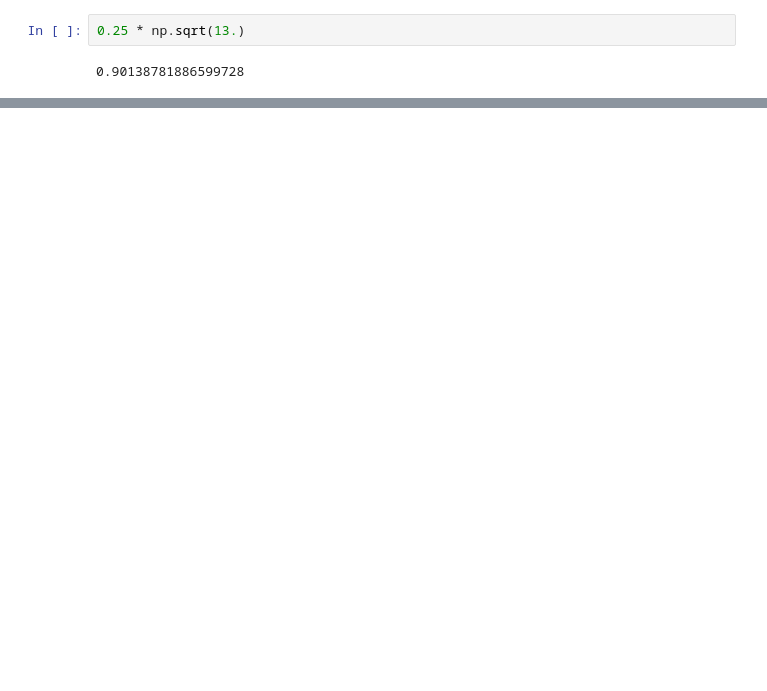
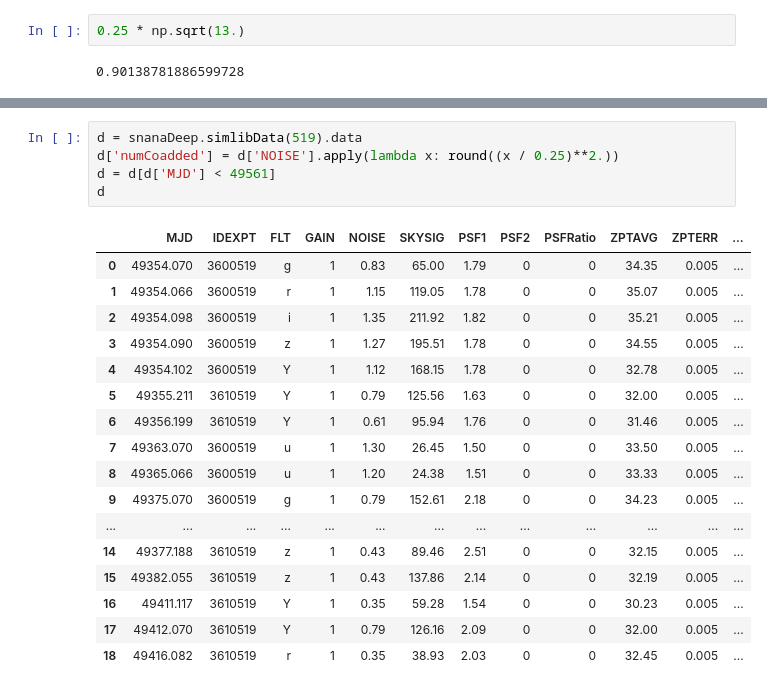
Before and after one commit to LSSTDESC/OpSimSummary, a Jupyter notebook: example/CompareOpsim2168Simlibs.ipynb, the cells around one changed output, grey strips where cells are left out. Drawn from its saved outputs; the diff is of its cells as text; blank space fills up the shorter version.

```diff
--- a/example/CompareOpsim2168Simlibs.ipynb
+++ b/example/CompareOpsim2168Simlibs.ipynb
@@ -104,0 +118,23 @@ d.numCoadded.sum()
+# %%
+d = snanaDeep.simlibData(519).data
+d['numCoadded'] = d['NOISE'].apply(lambda x: round((x / 0.25)**2.))
+d = d[d['MJD'] < 49561]
+d
+# %% [output]
+|  | MJD | IDEXPT | FLT | GAIN | NOISE | SKYSIG | PSF1 | PSF2 | PSFRatio | ZPTAVG | ZPTERR | ... |
+| 0 | 49354.070 | 3600519 | g | 1 | 0.83 | 65.00 | 1.79 | 0 | 0 | 34.35 | 0.005 | ... |
+| 1 | 49354.066 | 3600519 | r | 1 | 1.15 | 119.05 | 1.78 | 0 | 0 | 35.07 | 0.005 | ... |
+| 2 | 49354.098 | 3600519 | i | 1 | 1.35 | 211.92 | 1.82 | 0 | 0 | 35.21 | 0.005 | ... |
+| 3 | 49354.090 | 3600519 | z | 1 | 1.27 | 195.51 | 1.78 | 0 | 0 | 34.55 | 0.005 | ... |
+| 4 | 49354.102 | 3600519 | Y | 1 | 1.12 | 168.15 | 1.78 | 0 | 0 | 32.78 | 0.005 | ... |
+| 5 | 49355.211 | 3610519 | Y | 1 | 0.79 | 125.56 | 1.63 | 0 | 0 | 32.00 | 0.005 | ... |
+| 6 | 49356.199 | 3610519 | Y | 1 | 0.61 | 95.94 | 1.76 | 0 | 0 | 31.46 | 0.005 | ... |
+| 7 | 49363.070 | 3600519 | u | 1 | 1.30 | 26.45 | 1.50 | 0 | 0 | 33.50 | 0.005 | ... |
+| 8 | 49365.066 | 3600519 | u | 1 | 1.20 | 24.38 | 1.51 | 0 | 0 | 33.33 | 0.005 | ... |
+| 9 | 49375.070 | 3600519 | g | 1 | 0.79 | 152.61 | 2.18 | 0 | 0 | 34.23 | 0.005 | ... |
+| ... | ... | ... | ... | ... | ... | ... | ... | ... | ... | ... | ... | ... |
+| 14 | 49377.188 | 3610519 | z | 1 | 0.43 | 89.46 | 2.51 | 0 | 0 | 32.15 | 0.005 | ... |
+| 15 | 49382.055 | 3610519 | z | 1 | 0.43 | 137.86 | 2.14 | 0 | 0 | 32.19 | 0.005 | ... |
+| 16 | 49411.117 | 3610519 | Y | 1 | 0.35 | 59.28 | 1.54 | 0 | 0 | 30.23 | 0.005 | ... |
+| 17 | 49412.070 | 3610519 | Y | 1 | 0.79 | 126.16 | 2.09 | 0 | 0 | 32.00 | 0.005 | ... |
+| 18 | 49416.082 | 3610519 | r | 1 | 0.35 | 38.93 | 2.03 | 0 | 0 | 32.45 | 0.005 | ... |
```
Also changed, not shown: parts of 6 cells of this notebook.
